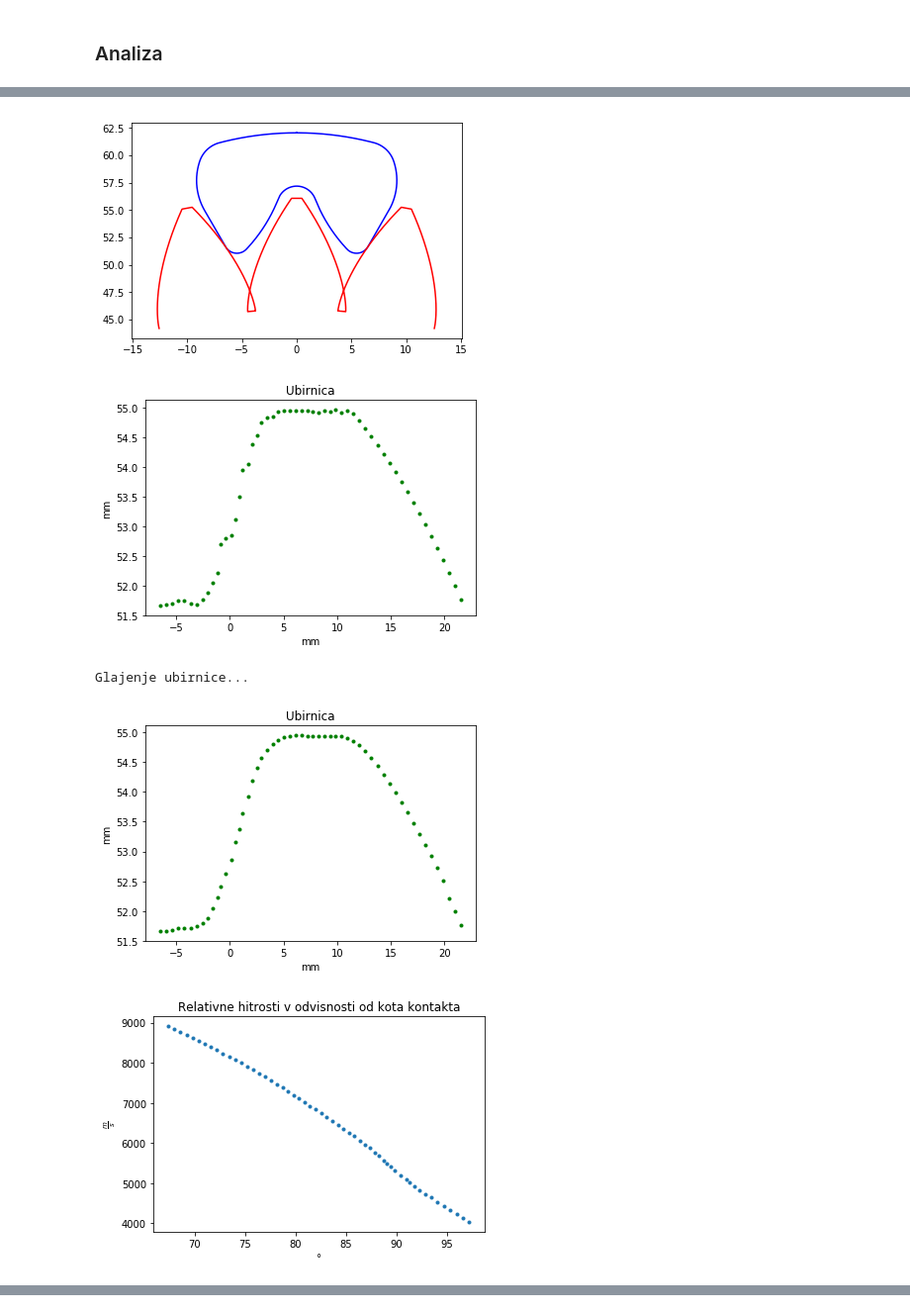
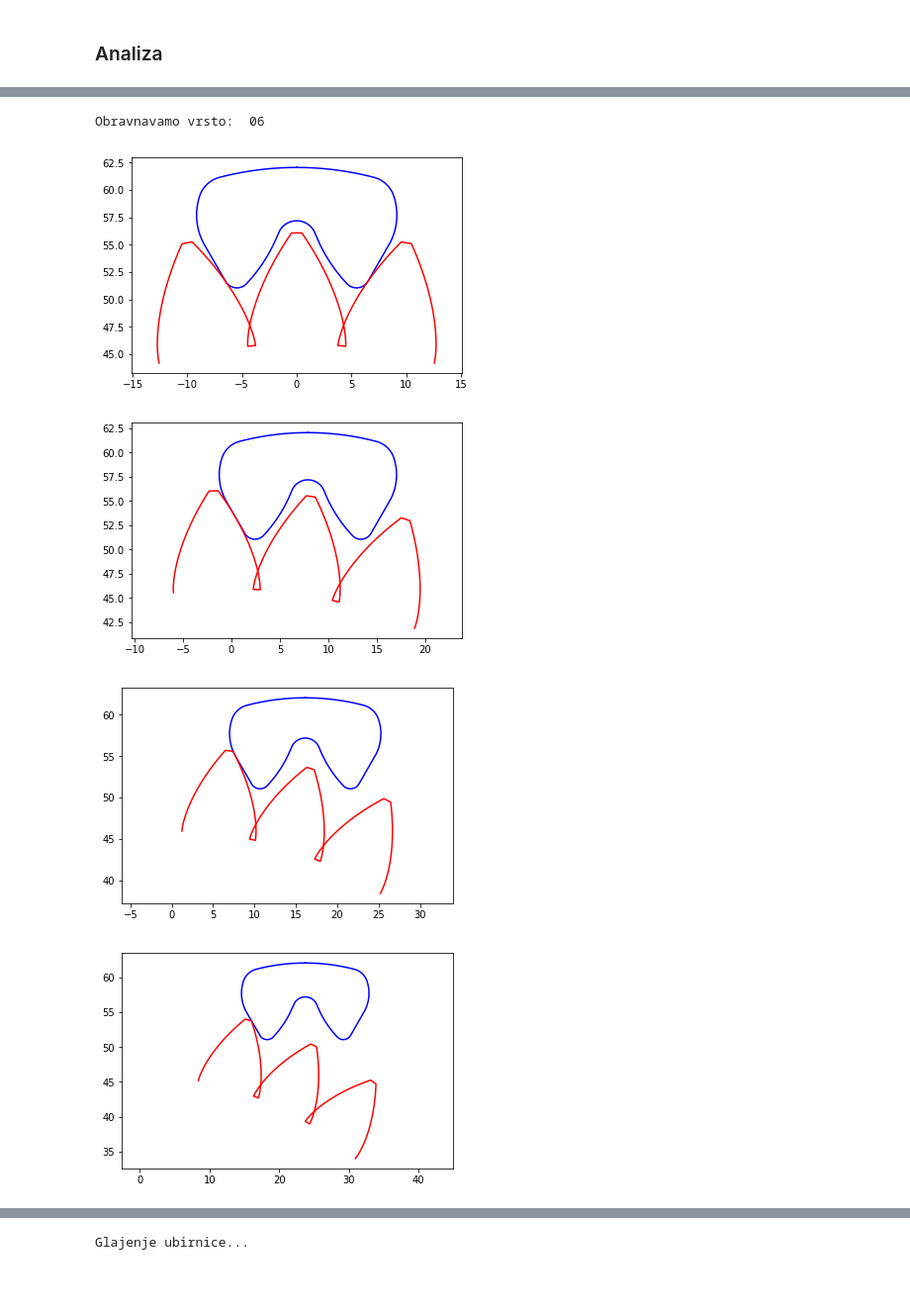
Before and after one commit to JMarinko/veriga, a Jupyter notebook: clen_novo.ipynb, the cells around one changed output, grey strips where cells are left out. Shown at 99% size. Cells and saved outputs as stored; diff of their text form; code cells hidden in the pictures; blank space fills up the shorter version.

```diff
--- a/clen_novo.ipynb
+++ b/clen_novo.ipynb
@@ -190,7 +190,7 @@ class Veriznik():
 
     def __init__(self, podatki_i, z):
 
-        self.ime, p, f, g1, g2, c, u, y = podatki_i
+        ime, p, f, g1, g2, c, u, y = podatki_i
         z = z
 
         alpha_k = 30
@@ -320,6 +320,8 @@ class Analiza():
     Nato ju zavrti in vrne tocke kontakta.'''
 
     def __init__(self, podatki_i, z, kot_analize):
+        ime = podatki_i[0]
+        print("Obravnavamo vrsto: ", ime)
         self.c = Clen(podatki_i)
         self.v = Veriznik(podatki_i, z)
         self.kot_analize = kot_analize
@@ -333,9 +335,12 @@ class Analiza():
         self.priblizaj()
         self.izris()
         self.analiza = True
+        stevec = 1
         while self.analiza == True:
-            #self.izris()
+            if stevec % 15 == 0:  # izriše le vsako 15 - to
+                self.izris()
             self.nov_korak_obravnave()
+            stevec += 1
 
         # Ogled in prilagajanje rezultatov
         self.izris_ubirnice()
@@ -454,10 +461,10 @@ class Analiza():
 # %%
-a = Analiza(podatki[0], 35, np.pi/300)  # Dobro: st tock obeh 500, pi/500, korak = 0.000002
+Analiza(podatki[0], 35, np.pi/300);  # Dobro: st tock obeh 500, pi/500, korak = 0.000002
 # Če želim pohitrit, spremeni št točk verižnika in
 # predvsem korak zanko prej -> "napaka".
 # %% [output]
+Obravnavamo vrsto:  06
 [figure]
-[figure, old version]
+[figure, new version]
-Glajenje ubirnice...
-[figure, old version]
+[figure, new version]
-[figure, old version]
+[figure, new version]
@@ -463,0 +472 @@ Glajenje ubirnice...
+Glajenje ubirnice...
```
Also changed, not shown: parts of 3 cells of this notebook.
